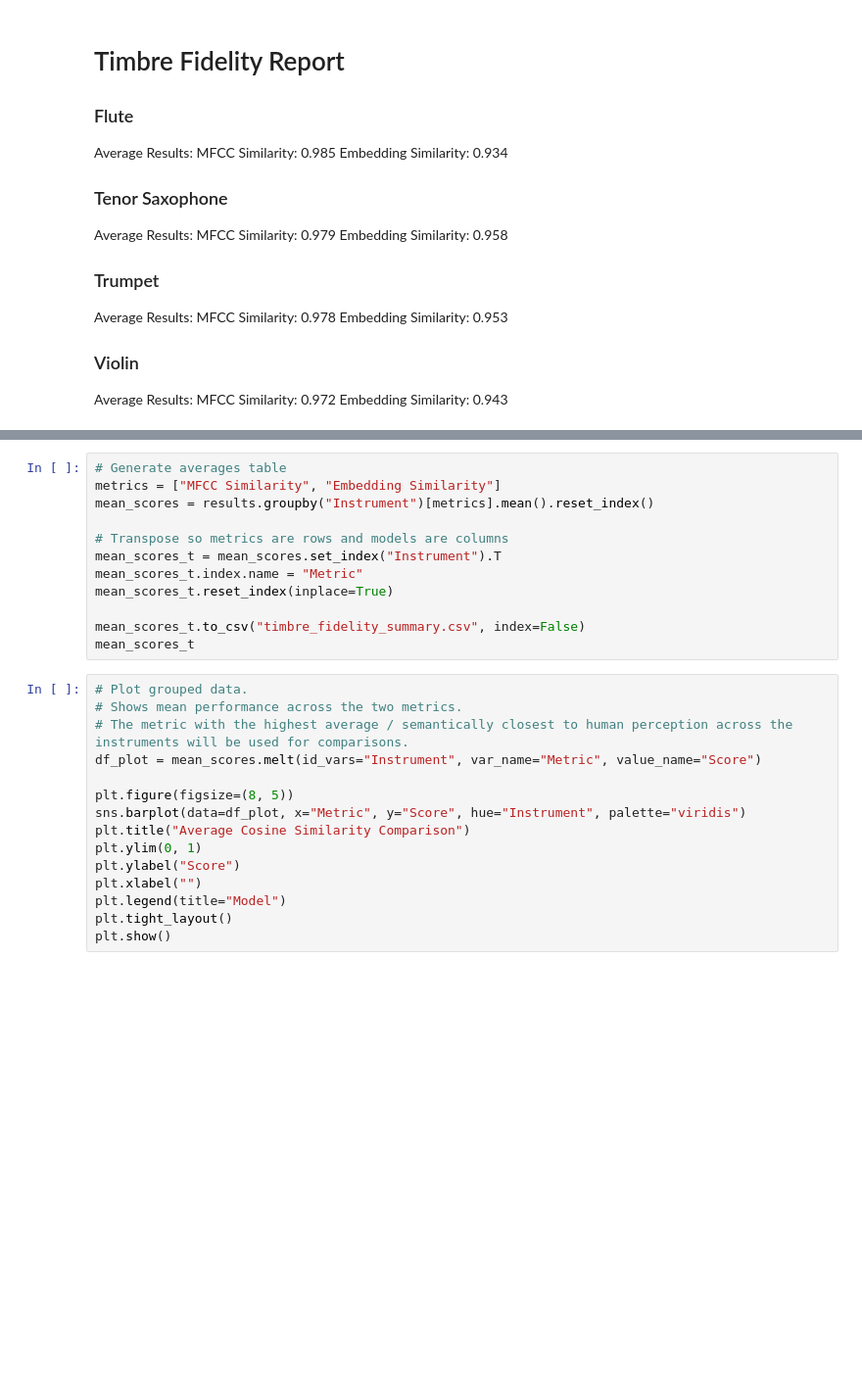
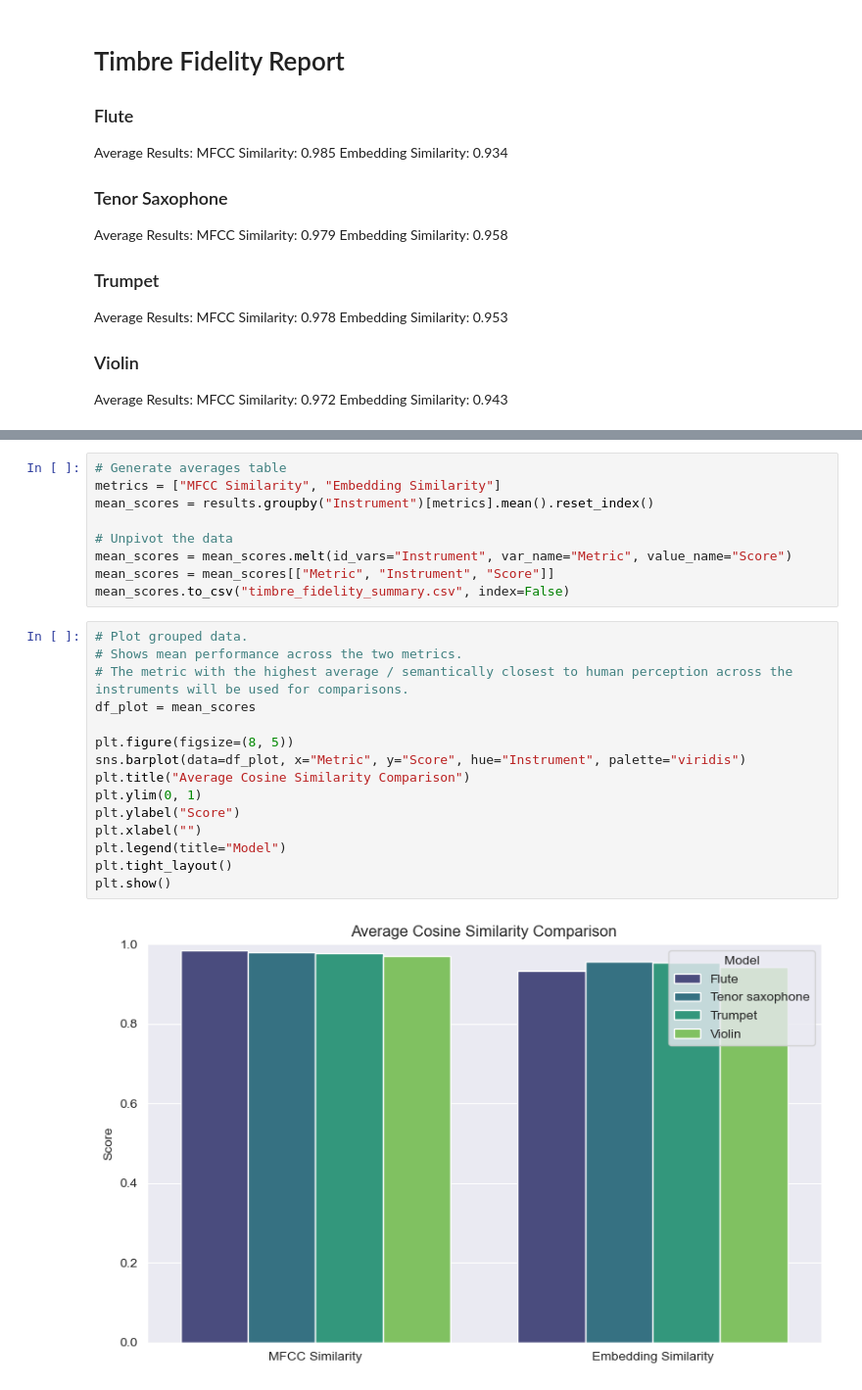
Before and after one commit to martinoywa/singing-voice-amt, a Jupyter notebook: evaluation/timbre_fidelity_notebook.ipynb, the cells around one changed output, grey strips where cells are left out. Shown at 98% size. Drawn from its saved outputs; the diff is of its cells as text; blank space fills up the shorter version.

Commit message:
Add timbre fidelity analysis

```diff
--- a/evaluation/timbre_fidelity_notebook.ipynb
+++ b/evaluation/timbre_fidelity_notebook.ipynb
@@ -47,28 +55,27 @@ results.head()
 metrics = ["MFCC Similarity", "Embedding Similarity"]
 mean_scores = results.groupby("Instrument")[metrics].mean().reset_index()
 
-# Transpose so metrics are rows and models are columns
-mean_scores_t = mean_scores.set_index("Instrument").T
-mean_scores_t.index.name = "Metric"
-mean_scores_t.reset_index(inplace=True)
-
-mean_scores_t.to_csv("timbre_fidelity_summary.csv", index=False)
-mean_scores_t
+# Unpivot the data
+mean_scores = mean_scores.melt(id_vars="Instrument", var_name="Metric", value_name="Score")
+mean_scores = mean_scores[["Metric", "Instrument", "Score"]]
+mean_scores.to_csv("timbre_fidelity_summary.csv", index=False)
 # %%
 # Plot grouped data.
 # Shows mean performance across the two metrics.
 # The metric with the highest average / semantically closest to human perception across the instruments will be used for comparisons.
-df_plot = mean_scores.melt(id_vars="Instrument", var_name="Metric", value_name="Score")
+df_plot = mean_scores
 
 plt.figure(figsize=(8, 5))
 sns.barplot(data=df_plot, x="Metric", y="Score", hue="Instrument", palette="viridis")
 plt.title("Average Cosine Similarity Comparison")
 plt.ylim(0, 1)
 plt.ylabel("Score")
 plt.xlabel("")
 plt.legend(title="Model")
 plt.tight_layout()
 plt.show()
+# %% [output]
+[figure, added]
 # %%
 # Generate Comparisons between Timbre Fidelity and Transcription Accuracies.
 # Does Higher Fidelity have a Positive Correlation to Converted Transcription Accuracies?
```
Also changed, not shown: parts of 5 cells of this notebook, 4 other files.
